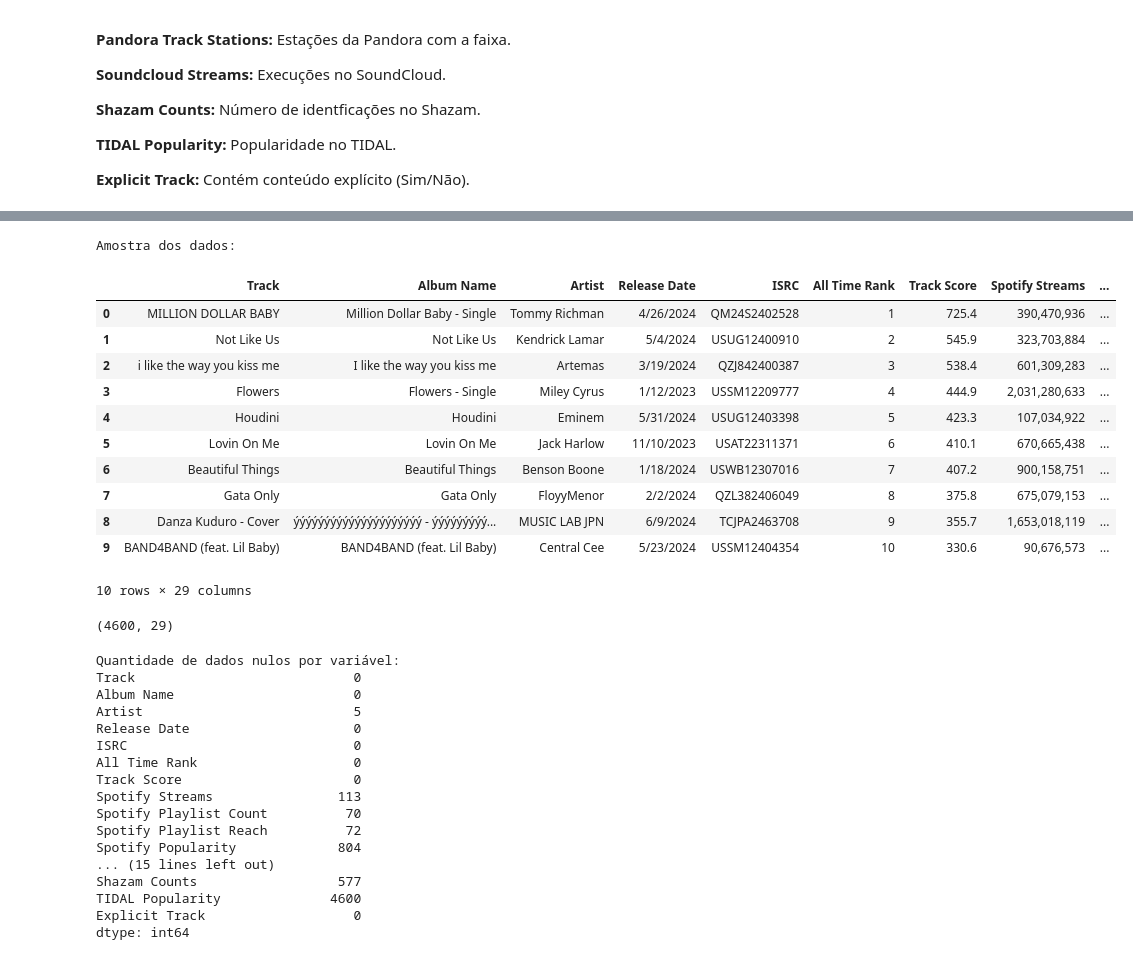
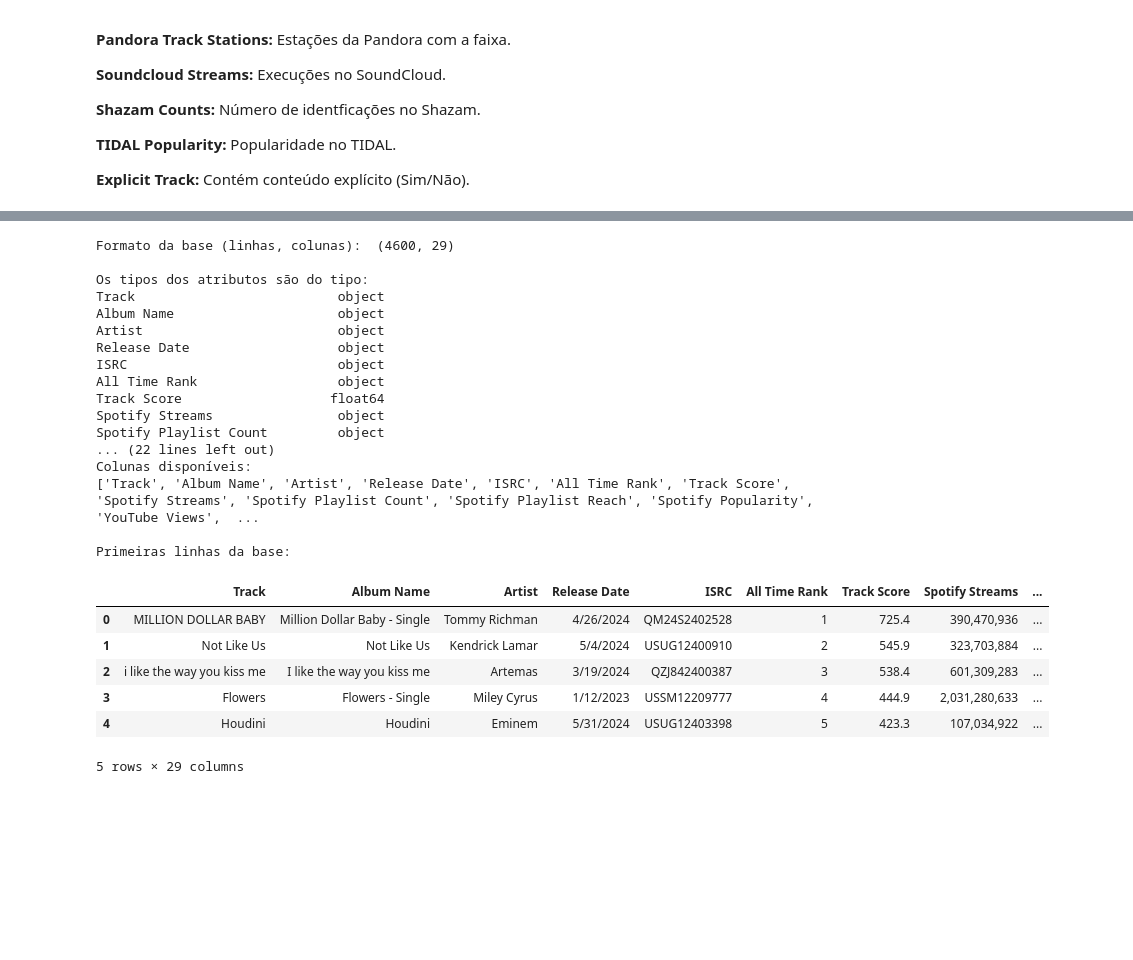
Before and after one commit to vitorlooo/AnaliseDados_projeto1, a Jupyter notebook: ProjetoMusicas.ipynb, the cells around one changed output, grey strips where cells are left out. Drawn from its saved outputs; the diff is of its cells as text; code cells hidden in the pictures; blank space fills up the shorter version.

```diff
--- a/ProjetoMusicas.ipynb
+++ b/ProjetoMusicas.ipynb
@@ -88,47 +86,39 @@ sns.set_theme(style="whitegrid", palette='rocket')
 # %%
 #importar o arquivo dos dados
 df = pd.read_csv('/content/drive/MyDrive/Colab Notebooks/05_músicas_mais_tocadas.csv', encoding='latin-1')
+print("Formato da base (linhas, colunas): ", df.shape)
 
-# # Visão geral
-print("\nAmostra dos dados:")
-df.head(10)
+#Verificar os tipos de dados
+print(f'\nOs tipos dos atributos são do tipo:\n{df.dtypes}')
+
+# Visão geral
+print("\nColunas disponíveis:")
+print(df.columns.tolist())
+
+print("\nPrimeiras linhas da base:")
+display(df.head())
 # %% [output]
-Amostra dos dados:
+Formato da base (linhas, colunas):  (4600, 29)
+
+Os tipos dos atributos são do tipo:
+Track                          object
+Album Name                     object
+Artist                         object
+Release Date                   object
+ISRC                           object
+All Time Rank                  object
+Track Score                   float64
+Spotify Streams                object
+Spotify Playlist Count         object
+... (22 lines left out)
+Colunas disponíveis:
+['Track', 'Album Name', 'Artist', 'Release Date', 'ISRC', 'All Time Rank', 'Track Score', 'Spotify Streams', 'Spotify Playlist Count', 'Spotify Playlist Reach', 'Spotify Popularity', 'YouTube Views',  ...
+
+Primeiras linhas da base:
 |  | Track | Album Name | Artist | Release Date | ISRC | All Time Rank | Track Score | Spotify Streams | ... |
 | 0 | MILLION DOLLAR BABY | Million Dollar Baby - Single | Tommy Richman | 4/26/2024 | QM24S2402528 | 1 | 725.4 | 390,470,936 | ... |
 | 1 | Not Like Us | Not Like Us | Kendrick Lamar | 5/4/2024 | USUG12400910 | 2 | 545.9 | 323,703,884 | ... |
 | 2 | i like the way you kiss me | I like the way you kiss me | Artemas | 3/19/2024 | QZJ842400387 | 3 | 538.4 | 601,309,283 | ... |
 | 3 | Flowers | Flowers - Single | Miley Cyrus | 1/12/2023 | USSM12209777 | 4 | 444.9 | 2,031,280,633 | ... |
 | 4 | Houdini | Houdini | Eminem | 5/31/2024 | USUG12403398 | 5 | 423.3 | 107,034,922 | ... |
-| 5 | Lovin On Me | Lovin On Me | Jack Harlow | 11/10/2023 | USAT22311371 | 6 | 410.1 | 670,665,438 | ... |
-| 6 | Beautiful Things | Beautiful Things | Benson Boone | 1/18/2024 | USWB12307016 | 7 | 407.2 | 900,158,751 | ... |
-| 7 | Gata Only | Gata Only | FloyyMenor | 2/2/2024 | QZL382406049 | 8 | 375.8 | 675,079,153 | ... |
-| 8 | Danza Kuduro - Cover | ýýýýýýýýýýýýýýýýýýýýý - ýýýýýýýýý... | MUSIC LAB JPN | 6/9/2024 | TCJPA2463708 | 9 | 355.7 | 1,653,018,119 | ... |
-| 9 | BAND4BAND (feat. Lil Baby) | BAND4BAND (feat. Lil Baby) | Central Cee | 5/23/2024 | USSM12404354 | 10 | 330.6 | 90,676,573 | ... |
-10 rows × 29 columns
+5 rows × 29 columns
-# %%
-df.shape
-# %% [output]
-(4600, 29)
-# %%
-#dados nulos
-print("\nQuantidade de dados nulos por variável:")
-print(df.isnull().sum())
-# %% [output]
-Quantidade de dados nulos por variável:
-Track                            0
-Album Name                       0
-Artist                           5
-Release Date                     0
-ISRC                             0
-All Time Rank                    0
-Track Score                      0
-Spotify Streams                113
-Spotify Playlist Count          70
-Spotify Playlist Reach          72
-Spotify Popularity             804
-... (15 lines left out)
-Shazam Counts                  577
-TIDAL Popularity              4600
-Explicit Track                   0
-dtype: int64
```
Also changed, not shown: parts of 9 cells of this notebook.
